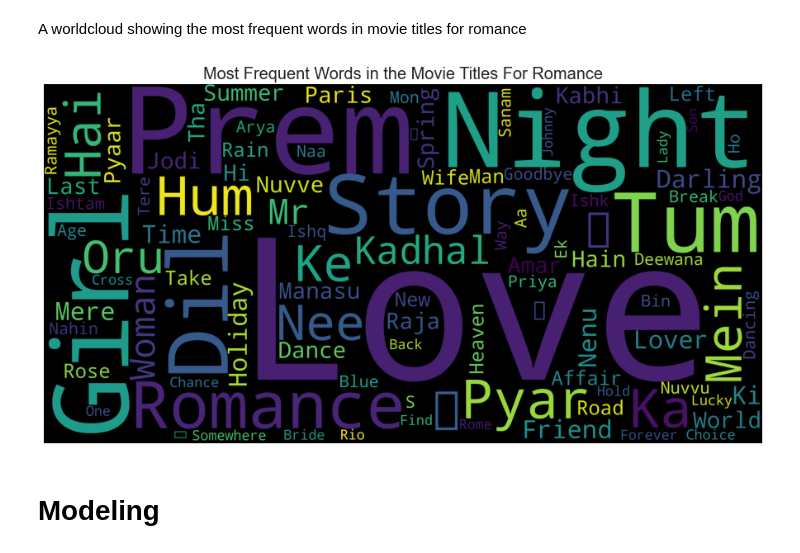
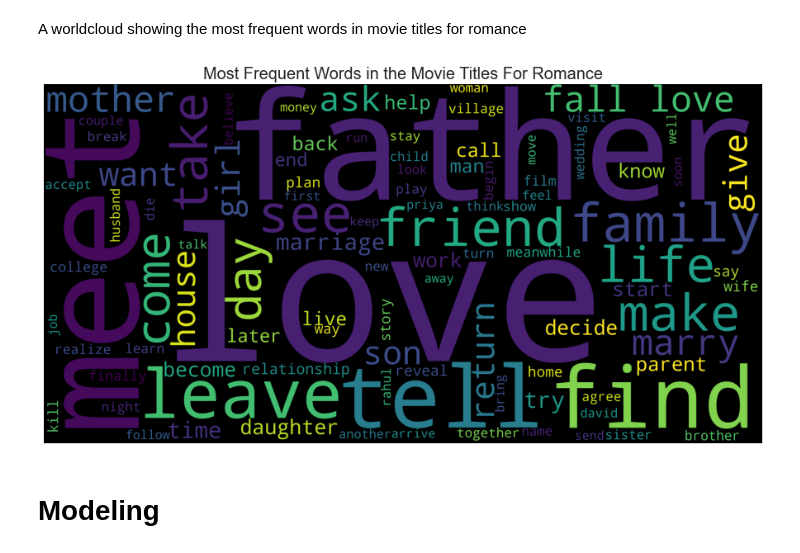
Before and after one commit to Wonuabimbola/movie-genre-prediction, a Jupyter notebook: predict_movie_genre_from_plot.ipynb, the cells around one changed output. Saved outputs shown, nothing was run; the diff lists cells and outputs as text; code cells hidden in the pictures.

```diff
--- a/predict_movie_genre_from_plot.ipynb
+++ b/predict_movie_genre_from_plot.ipynb
@@ -732,18 +730,18 @@ fig.savefig('./images/MoviePlotCloudRomance.png');
 # %% [markdown]
 A worldcloud showing the most frequent words in movie titles for romance
 # %%
-title_corpus = ' '.join(romance_plot['Title'])
+title_corpus = ' '.join(romance_plotlist)
 title_wordcloud = WordCloud(stopwords=STOPWORDS, background_color='black', height=2000, width=4000, random_state = 42, max_words = 100).generate(title_corpus)
 
 # Plot the wordcloud
 fig, ax = plt.subplots(figsize=(16,8))
 plt.imshow(title_wordcloud)
 plt.axis('off')
 plt.title('Most Frequent Words in the Movie Titles For Romance', fontsize = 20)
 plt.show()
 fig.savefig('./images/MovieTitleCloudRomance.png');
 # %% [output]
-[figure, old version]
+[figure, new version]
 # %% [markdown]
 # Modeling
 # %% [markdown]
```
Also changed, not shown: parts of 44 cells of this notebook, 13 other files.
